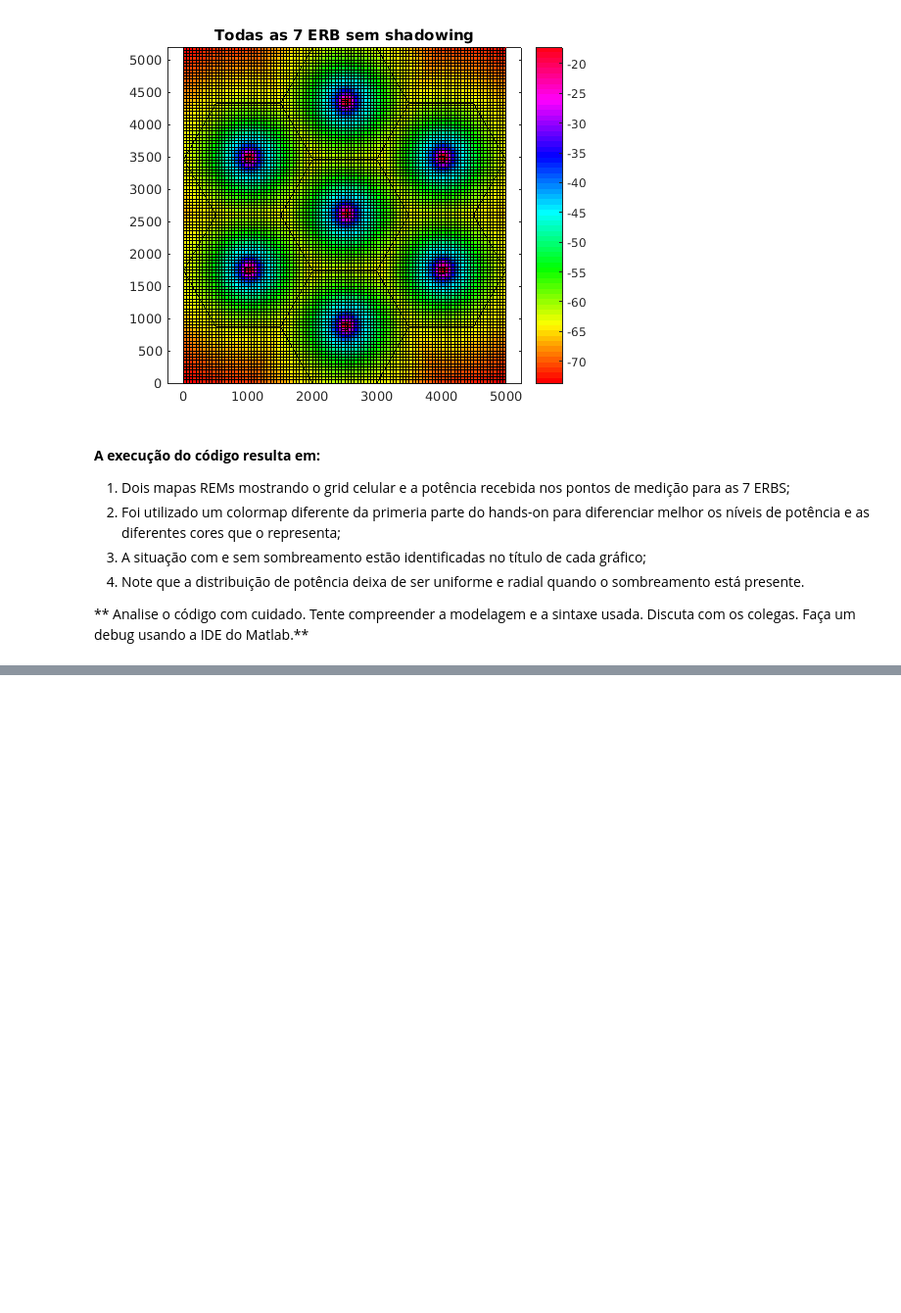
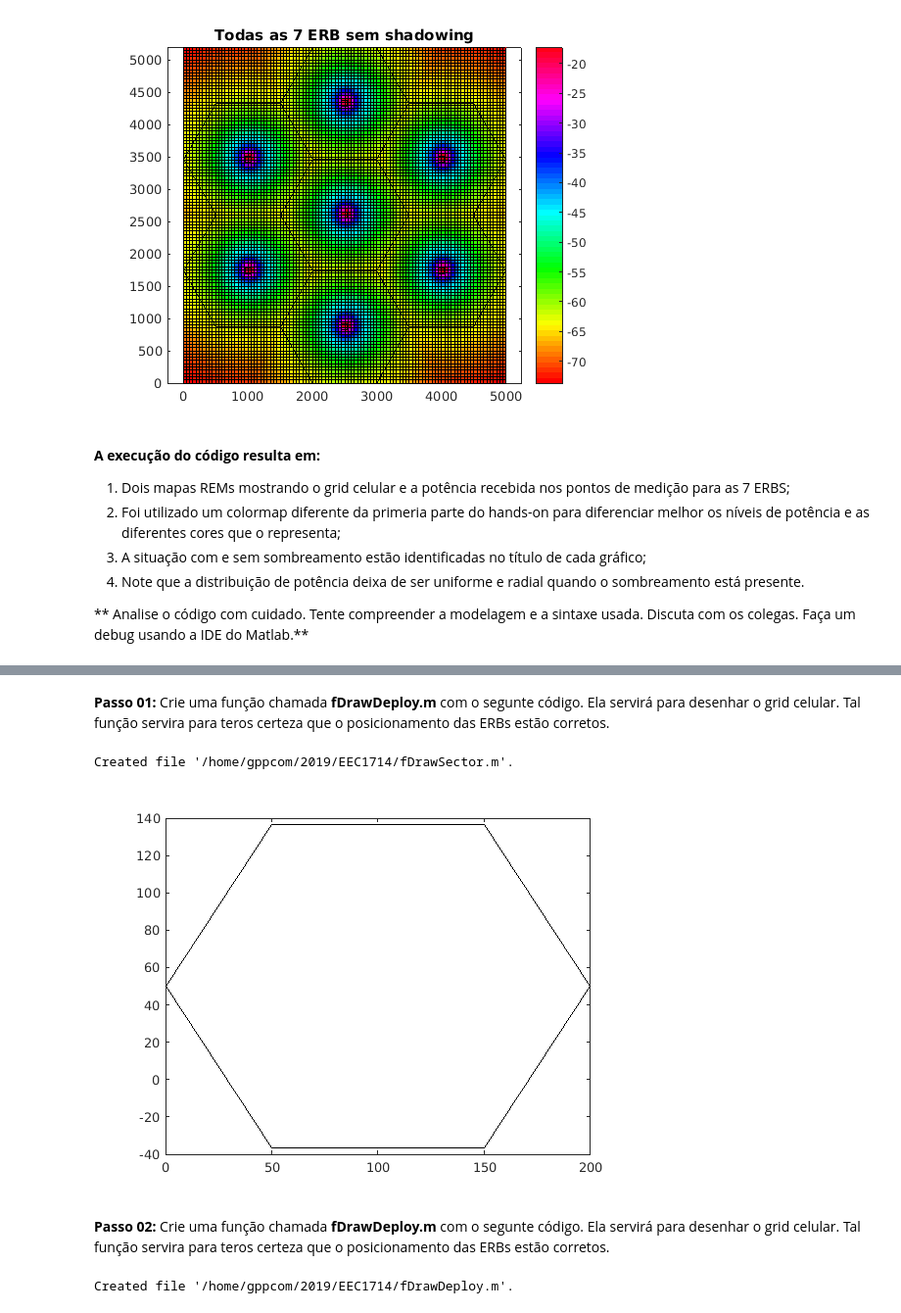
Before and after one commit to vicentesousa/EEC1714, a Jupyter notebook: h01_parte02.ipynb, the cells around one changed output, grey strips where cells are left out. Shown at 98% size. Saved outputs shown, nothing was run; the diff lists cells and outputs as text; code cells hidden in the pictures; blank space fills up the shorter version.

```diff
--- a/h01_parte02.ipynb
+++ b/h01_parte02.ipynb
@@ -319,0 +713,33 @@ Vamos escrever um código para a taxa de outage de potência, i.e., a porcentage
+# %% [markdown]
+**Passo 01:** Crie uma função chamada **fDrawDeploy.m** com o segunte código. Ela servirá para desenhar o grid celular. Tal função servira para teros certeza que o posicionamento das ERBs estão corretos.
+# %%
+%%file fDrawSector.m
+function fDrawSector(dR,dCenter)
+vtHex=zeros(1,0);
+for ie=1:6
+    vtHex=[vtHex dR*(cos((ie-1)*pi/3)+j*sin((ie-1)*pi/3))];
+end
+vtHex=vtHex+dCenter;
+vtHexp=[vtHex vtHex(1)];
+plot(vtHexp,'k');
+# %% [output]
+Created file '/home/gppcom/2019/EEC1714/fDrawSector.m'.
+# %%
+fDrawSector(100,100+50*i)
+# %% [output]
+[figure, added]
+# %% [markdown]
+**Passo 02:** Crie uma função chamada **fDrawDeploy.m** com o segunte código. Ela servirá para desenhar o grid celular. Tal função servira para teros certeza que o posicionamento das ERBs estão corretos.
+# %%
+%%file fDrawDeploy.m
+function fDrawDeploy(dR,vtBs)
+% Desenha setores hexagonais
+hold on;
+for iBsD = 1 : length(vtBs)
+    fDrawSector(dR,vtBs(iBsD));
+end
+% Plot BSs
+plot(vtBs,'sk'); axis equal;
+end
+# %% [output]
+Created file '/home/gppcom/2019/EEC1714/fDrawDeploy.m'.
```
Also changed, not shown: parts of 19 cells of this notebook, 4 other files.
